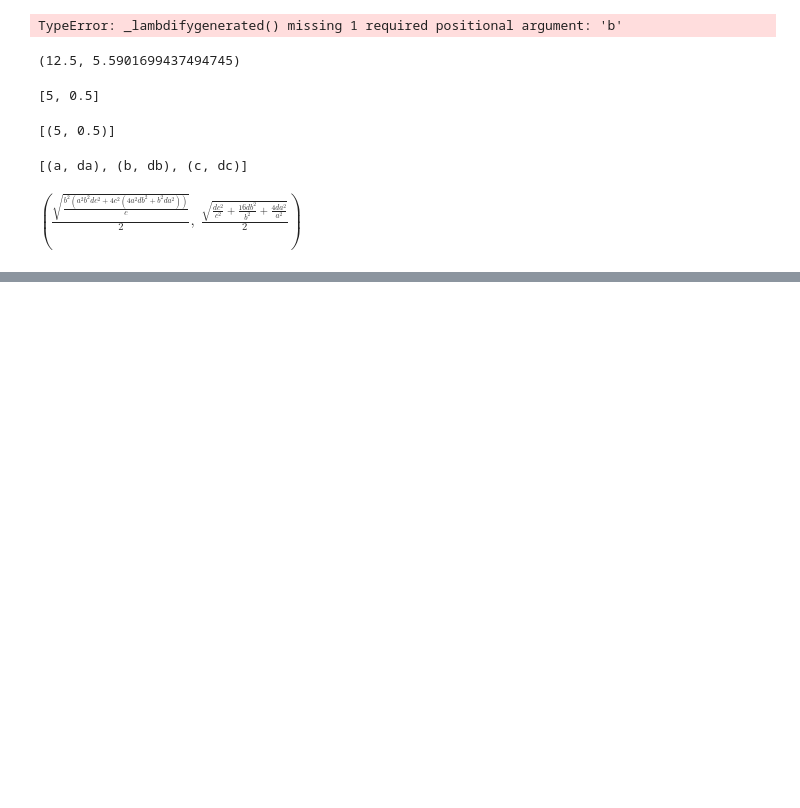
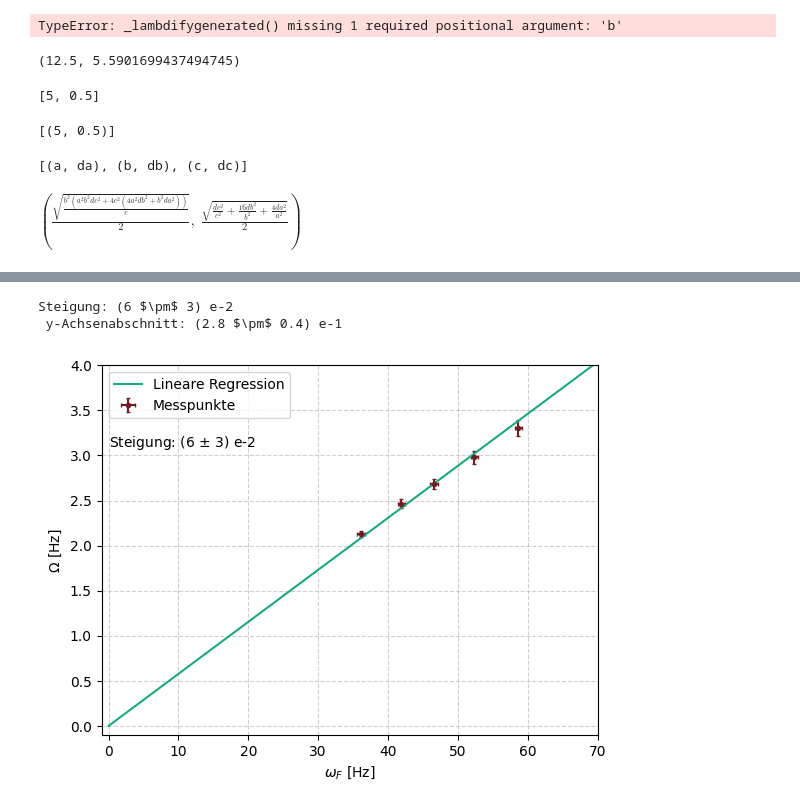
Before and after one commit to FinnZeumer/PAP-2, a Jupyter notebook: PAP2_Python.ipynb, the cells around one changed output, grey strips where cells are left out. Cells and saved outputs as stored; diff of their text form; code cells hidden in the pictures; blank space fills up the shorter version.

```diff
--- a/PAP2_Python.ipynb
+++ b/PAP2_Python.ipynb
@@ -556,0 +632,75 @@ $\displaystyle \left( \frac{\sqrt{\frac{b^{2} \left(a^{2} b^{2} dc^{2} + 4 c^{2}
+# %%
+aufgabe = "5b"
+pfad = "../img/"
+
+# ------------------------
+#   Messdaten
+# ------------------------
+
+# Frequenzen
+frq = np.array([560, 500, 445, 400, 345])
+err_frq = 5
+
+# Umrechnen Kreisfrequenz in Hz
+omega_f = frq * 2 * np.pi /60
+err_omega_f = err_frq * 2 * np.pi /60
+
+# Zeit für 10 Schwinungen in Sekunden
+t = np.array([19.0, 21.1, 23.4, 25.5, 29.5])
+err_t = 0.5
+
+# Omega 20pi / t
+omega_cap = (20 * np.pi) / t
+err_omega_cap = (20 * np.pi) / (t**2) * err_t
+
+
+# ------------------------
+#   Erstellung des Plots
+# ------------------------
+
+# Durch den Ursprung laufen lassen; Umsetzungsidee kam von 'Luca Hafner' :)
+def linear(x,a):
+    return a*x
+x = np.linspace(0, 70, 10000)
+
+popt, pcov = curve_fit(linear, omega_f, omega_cap, sigma=omega_cap, absolute_sigma=True)
+
+steig = round_sig_digs(popt[0], np.sqrt(pcov[0,0]))
+# absch = round_sig_digs(popt[1], np.sqrt(pcov[1,1]))
+
+print(f"Steigung: {steig[2]} \n", f"y-Achsenabschnitt: {absch[2]}")
+
+plt.xlim([-1, 70])
+plt.ylim([-0.1, 4])
+
+plt.errorbar(
+    omega_f,
+    omega_cap,
+    err_omega_cap,
+    err_omega_f,
+    fmt='.',
+    color=weinrot,
+    capsize=1.5,
+    label="Messpunkte")
+
+plt.plot(
+    x,
+    linear(x,*popt),
+    color=hellgruen,
+    label="Lineare Regression")
+
+
+plt.xlabel('$\\omega_F \\ [\\mathrm{Hz}]$')
+plt.ylabel('$\\Omega \\ [\\mathrm{Hz}]$')
+plt.title('')
+plt.grid(True, which="both", linestyle="--", alpha=0.6)
+plt.legend()
+# plt.text(340, 3, f"Steigung: {steig[0]} $\\pm$ {steig[1]} \n y-Achsenabschnitt: {absch[0]} $\\pm$ {absch[1]}")
+plt.text(0, 3.1, f"Steigung: {steig[2]}")
+
+plt.savefig(f'{pfad}Omega_gegen_omegaF{aufgabe}.pdf')
+plt.show()
+# %% [output]
+Steigung: (6 $\pm$ 3) e-2
+ y-Achsenabschnitt: (2.8 $\pm$ 0.4) e-1
+[figure, added]
```
Also changed, not shown: parts of 9 cells of this notebook, 1 other file.
